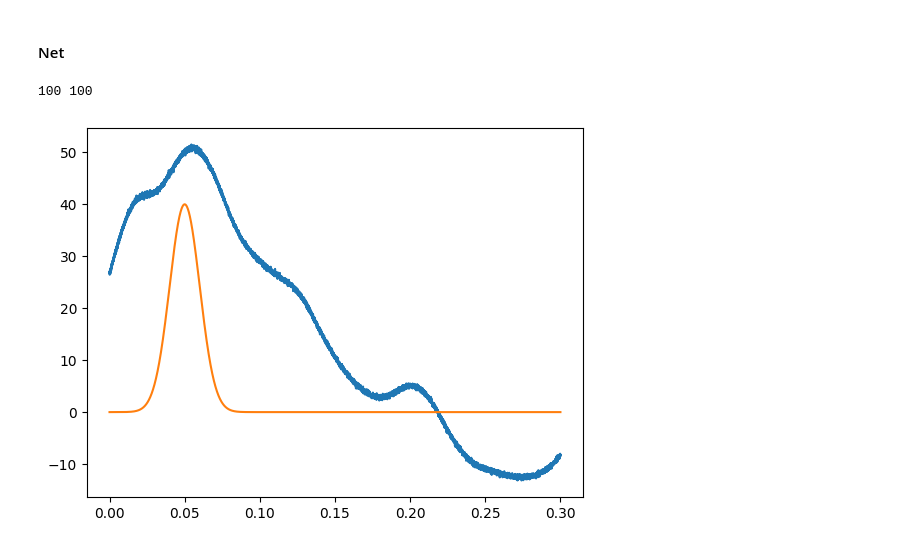
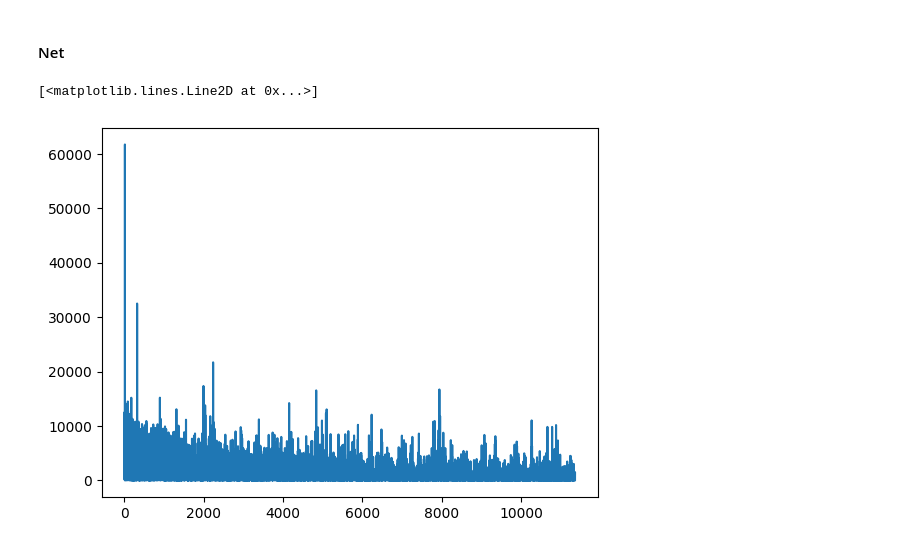
Before and after one commit to Manuel1711/Neural-Networks, a Jupyter notebook: harm_osc/nn_harm.ipynb, the cells around one changed output. Saved outputs shown, nothing was run; the diff lists cells and outputs as text; code cells hidden in the pictures.

```diff
--- a/harm_osc/nn_harm.ipynb
+++ b/harm_osc/nn_harm.ipynb
@@ -49,12 +51,12 @@ out_test = output[num_test,:]
 # %% [markdown]
 ## Harmonic oscillator
 # %%
-boot, time, corr = np.loadtxt("bootstrap/bootstrap1k_primofile.dat", unpack=True)
+boot, time, corr = np.loadtxt("bootstrap/bootstrap1k_mean_secondofile.dat", unpack=True)
 
 time_max = int(np.max(time) + 1)
 boot_max = int(np.max(boot))
 
-num_train = boot_max - 1
+#num_train = boot_max - 1
 num_test = int(boot_max/2) #boot_max-1 #boot_max - num_train
 
 input = np.ndarray(shape = (boot_max, time_max))
@@ -62,15 +64,21 @@ for ind, elem in enumerate(input):
     auxind = ind * time_max
     input[ind] = np.array([corr[ii + auxind] for ii in range(0,time_max)])
 
+num_test = 0
 #input_train = input[0:num_train,:]
 input_test = input[num_test,:]
+print(input_test)
 
 num_samples = 10000
 x = np.linspace(0, 0.3, num_samples)
 etaharm = 0.05
 smear_sigma = 0.01
 
-pdf = norm.pdf(x, loc = etaharm, scale = smear_sigma)
+aux_zeta = 0.5 + 0.5 * erf(etaharm/np.sqrt(2)/smear_sigma)
+
+pdf = 1./2.**0.5/aux_zeta*norm.pdf(x, loc = etaharm, scale = smear_sigma)
+
+pdf2 = 1./2.**(3./2.)/aux_zeta*( norm.pdf(x, loc = etaharm, scale = smear_sigma) + 1./9.*norm.pdf(x, loc = 3*etaharm, scale = smear_sigma) )
 ##plt.plot(x, pdf)
 ##plt.show()
 
@@ -82,21 +108,22 @@ pdf = norm.pdf(x, loc = etaharm, scale = smear_sigma)
 # %% [markdown]
 #### Parameters
 # %%
-hid_size = 64
+hid_size = 128
 hid_size2 = 128
-learning_rate = 0.01
+learning_rate = 0.005
 # %% [markdown]
 #### Net
 # %%
 class netNeur(nn.Module):
 
     def __init__(self):
-        super().__init__()
+        super(netNeur, self).__init__()
         self.layer1=nn.Linear(len(input_train[0,:]), hid_size)
         self.activation1=nn.ReLU()
         self.layer2=nn.Linear(hid_size,hid_size2)
-        self.activation2=nn.Tanh()
-        self.layer3=nn.Linear(hid_size2,len(out_train[0,:]))
+        self.activation2=nn.ReLU() #nn.GELU() #nn.ReLU() #nn.Tanh()
+        self.layer3=nn.Linear(hid_size2,hid_size2)
+        self.layer4=nn.Linear(hid_size2,len(out_train[0,:]))
         #self.activation3=torch.norm()
 
     def forward(self, x):
@@ -108,7 +135,9 @@ class netNeur(nn.Module):
         x=self.layer2(x)
         x=self.activation2(x)
         x=self.layer3(x)
-        #x=self.activation3(x)
+        x=self.activation2(x)
+        x=self.layer4(x)
+        #x=self.activation2(x)
         return x
 
 loss_fun=nn.MSELoss()
@@ -121,23 +150,27 @@ n_discr = int(num_train/1)
 dstep = int((num_train-1)/n_discr + 1)
 
 optimizer = torch.optim.Adam(rete.parameters(), lr=learning_rate)
+#optimizer = torch.optim.SGD(rete.parameters(), lr=learning_rate)
+scheduler = lr_scheduler.StepLR(optimizer, step_size=100, gamma=0.1)
 
-
-for j in range(1):
-    for i in range(0,n_discr):
+for j in range(4):
+    #for i in range(0,n_discr):
+    for i in tqdm(range(n_discr), desc="Progress", ncols=100):
         #optimizer = torch.optim.Adam(rete.parameters(), lr=0.01)
         in_train = torch.tensor(input_train[i*dstep:(i+1)*dstep,:])
-        #in_train = in_train.float()
+        in_train = in_train.float()
+        #in_train = in_train.squeeze()
         #input_train = input_train.reshape((dstep, len(phi_train[0,:])))
         #print(input_train)
         #p = torch.randn((100,2))*10
         target = torch.tensor(out_train[i*dstep:(i+1)*dstep,:])
         target = target.float()
+        #target = target.squeeze()
+        #target = target.unsqueeze(1)
         #target = torch.tensor([2.0])
         result=rete.forward(in_train)
         #print(target.dtype)
         #print(result.dtype)
-        target = target.unsqueeze(1)
         #print(target, result)
         loss=loss_fun(target, result)
         losses.append(loss.item())
@@ -148,6 +181,7 @@ for j in range(1):
         #    print("-------------")
         loss.backward()
         optimizer.step()
+        #scheduler.step()
         #for name, param in rete.named_parameters():
         #    print(f"Parameter name: {name}")
         #    print(f"Parameter value: {param}")
@@ -158,27 +192,8 @@ for j in range(1):
         #    p.data.sub_(0.001*p.grad)
 
         #rete.zero_grad()
-# %%
-print(len(input_train[0,:]), len(input_test))
-
-n_discr = num_test
-dstep = int((num_test-1)/n_discr + 1)
-in_test = torch.tensor(input_test)
-
-rete.eval()
-
-with torch.no_grad():
-    out_net = rete(in_test)
-
-
-#out_net = distribNTKgp(input_test, input_train, out_train, eta, n_layer, sigma_w, sigma_b, n0)
-# %% [output]
-100 100
-# %%
-#print(out_net, len(input_test))
-plt.plot(x, out_net)
-#plt.xlim([0,10])
-plt.plot(x, pdf)#out_test)
-plt.show()
-# %% [output]
-[figure, removed]
+# %%
+plt.plot(losses)
+# %% [output]
+[<matplotlib.lines.Line2D at 0x...>]
+[figure, added]
```
Also changed, not shown: parts of 5 cells of this notebook.
